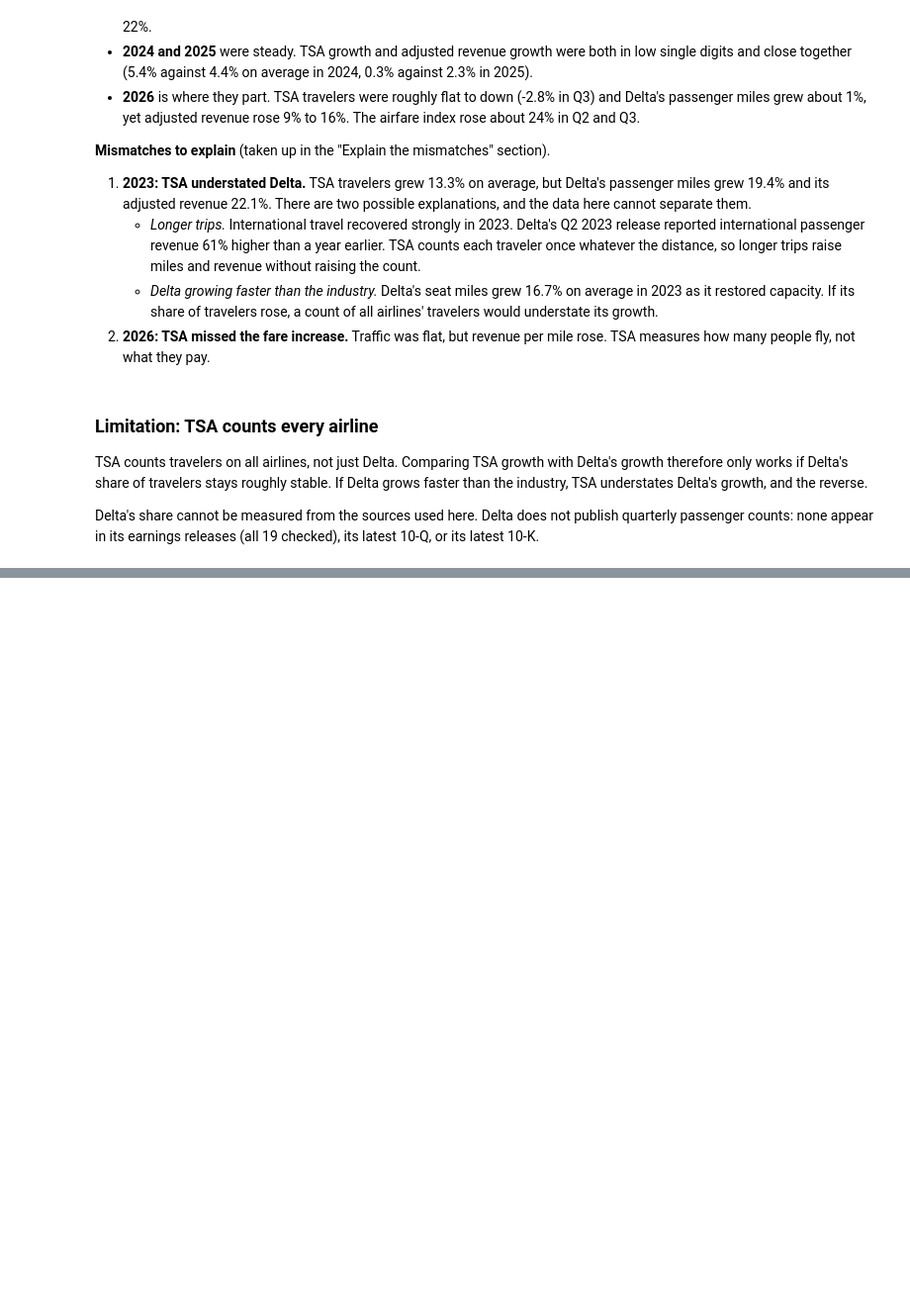
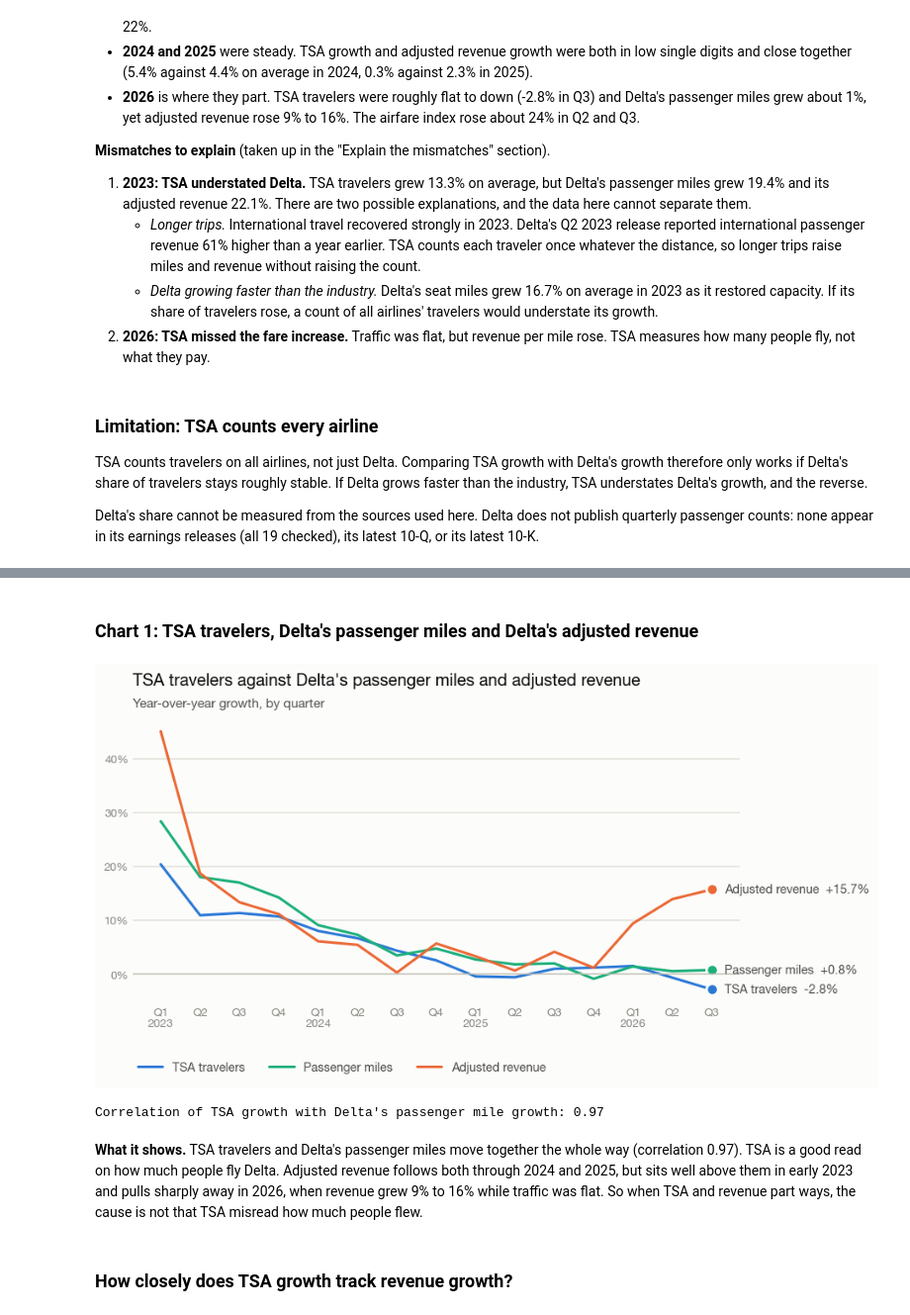
Before and after one commit to arjunL124/TSA-Delta-Revenue-Backtest, a Jupyter notebook: analysis.ipynb, the cells around one changed output, grey strips where cells are left out. Shown at 99% size. Drawn from its saved outputs; the diff is of its cells as text; code cells hidden in the pictures; blank space fills up the shorter version.

```diff
--- a/analysis.ipynb
+++ b/analysis.ipynb
@@ -319,0 +385,16 @@ Delta's share cannot be measured from the sources used here. Delta does not publ
+# %% [markdown]
+### Chart 1: TSA travelers, Delta's passenger miles and Delta's adjusted revenue
+# %%
+chart = table.loc["2023Q1":, ["tsa_yoy_pct", "rpm_yoy_pct", "adj_revenue_yoy_pct"]]
+chart.columns = ["TSA travelers", "Passenger miles", "Adjusted revenue"]
+line_chart(chart, "TSA travelers against Delta's passenger miles and adjusted revenue", "Year-over-year growth, by quarter")
+plt.show()
+
+print(f"Correlation of TSA growth with Delta's passenger mile growth: {chart['TSA travelers'].corr(chart['Passenger miles']):.2f}")
+# %% [output]
+[figure, added]
+Correlation of TSA growth with Delta's passenger mile growth: 0.97
+# %% [markdown]
+**What it shows.** TSA travelers and Delta's passenger miles move together the whole way (correlation 0.97). TSA is a good read on how much people fly Delta. Adjusted revenue follows both through 2024 and 2025, but sits well above them in early 2023 and pulls sharply away in 2026, when revenue grew 9% to 16% while traffic was flat. So when TSA and revenue part ways, the cause is not that TSA misread how much people flew.
+# %% [markdown]
+### How closely does TSA growth track revenue growth?
```
Also changed, not shown: parts of 19 cells of this notebook.
